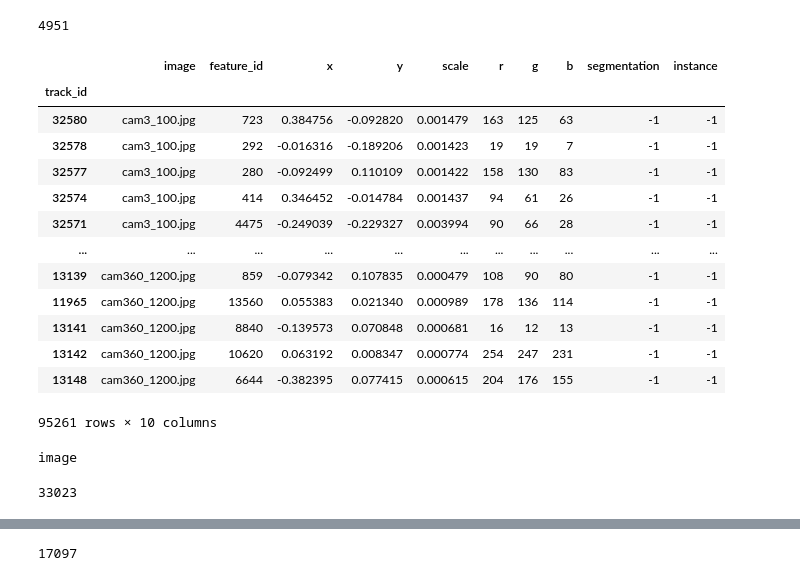
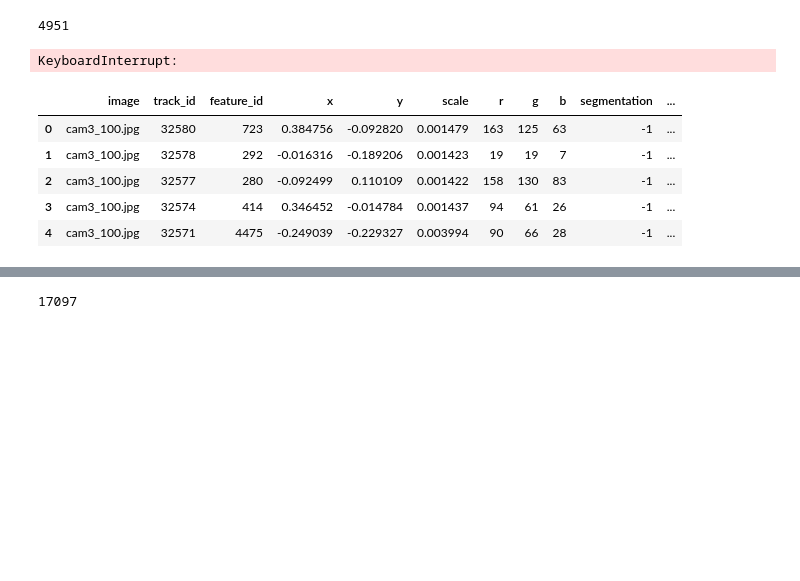
Before and after one commit to cvlab-epfl/MARMOT, a Jupyter notebook: code/0-calibration/manual_pose.ipynb, the cells around one changed output, grey strips where cells are left out. Saved outputs shown, nothing was run; the diff lists cells and outputs as text; code cells hidden in the pictures; blank space fills up the shorter version.

Commit message:
landmarks and landmarks global generated

```diff
--- a/code/0-calibration/manual_pose.ipynb
+++ b/code/0-calibration/manual_pose.ipynb
@@ -126,39 +126,32 @@ len(features['points'])
 # %%
 # load tracks csv
 import pandas as pd
-tracks = pd.read_csv('../../data/0-calibration/opensfm/tracks.csv', delimiter='\t', skiprows=1, names=['image', 'track_id', 'feature_id', 'x', 'y', 'scale', 'r', 'g', 'b', 'segmentation', 'instance'], index_col='track_id')
-
-
-# load reconstruction
-import json
-with open('../../data/0-calibration/opensfm/reconstruction.json') as f:
-    reconstruction = json.load(f)
+tracks = pd.read_csv('../../data/0-calibration/opensfm/tracks.csv', delimiter='\t', skiprows=1, names=['image', 'track_id', 'feature_id', 'x', 'y', 'scale', 'r', 'g', 'b', 'segmentation', 'instance'])
+# %%
+landmarks = {}
+import cv2
+
+for i in range(len(tracks)):
+    if tracks.iloc[i].image not in landmarks:
+        landmarks[tracks.iloc[i].image]['landmarks'] = []
+        landmarks[tracks.iloc[i].image]['ids'] = []
+
+    img = cv2.imread(f'../../data/0-calibration/opensfm/images/{tracks.iloc[i].image}')
+    scale_factor = max(img.shape)
+    # convert from normalized to pixel coordinates
+    rescaled_x = (tracks.iloc[i].x + 0.5) * img.shape[1]
+    rescaled_y = (tracks.iloc[i].y + 0.5) * img.shape[0]
+
+    landmarks[tracks.iloc[i].image]['landmarks'].append([rescaled_x, rescaled_y])
+    landmarks[tracks.iloc[i].image]['ids'].append(tracks.iloc[i].track_id)
+# %% [output]
+KeyboardInterrupt:
 # %%
-tracks
+tracks.head()
 # %% [output]
-|  | image | feature_id | x | y | scale | r | g | b | segmentation | instance |
-| track_id |  |  |  |  |  |  |  |  |  |  |
-| 32580 | cam3_100.jpg | 723 | 0.384756 | -0.092820 | 0.001479 | 163 | 125 | 63 | -1 | -1 |
-| 32578 | cam3_100.jpg | 292 | -0.016316 | -0.189206 | 0.001423 | 19 | 19 | 7 | -1 | -1 |
-| 32577 | cam3_100.jpg | 280 | -0.092499 | 0.110109 | 0.001422 | 158 | 130 | 83 | -1 | -1 |
-| 32574 | cam3_100.jpg | 414 | 0.346452 | -0.014784 | 0.001437 | 94 | 61 | 26 | -1 | -1 |
-| 32571 | cam3_100.jpg | 4475 | -0.249039 | -0.229327 | 0.003994 | 90 | 66 | 28 | -1 | -1 |
-| ... | ... | ... | ... | ... | ... | ... | ... | ... | ... | ... |
-| 13139 | cam360_1200.jpg | 859 | -0.079342 | 0.107835 | 0.000479 | 108 | 90 | 80 | -1 | -1 |
-| 11965 | cam360_1200.jpg | 13560 | 0.055383 | 0.021340 | 0.000989 | 178 | 136 | 114 | -1 | -1 |
-| 13141 | cam360_1200.jpg | 8840 | -0.139573 | 0.070848 | 0.000681 | 16 | 12 | 13 | -1 | -1 |
-| 13142 | cam360_1200.jpg | 10620 | 0.063192 | 0.008347 | 0.000774 | 254 | 247 | 231 | -1 | -1 |
-| 13148 | cam360_1200.jpg | 6644 | -0.382395 | 0.077415 | 0.000615 | 204 | 176 | 155 | -1 | -1 |
+|  | image | track_id | feature_id | x | y | scale | r | g | b | segmentation | ... |
+| 0 | cam3_100.jpg | 32580 | 723 | 0.384756 | -0.092820 | 0.001479 | 163 | 125 | 63 | -1 | ... |
+| 1 | cam3_100.jpg | 32578 | 292 | -0.016316 | -0.189206 | 0.001423 | 19 | 19 | 7 | -1 | ... |
+| 2 | cam3_100.jpg | 32577 | 280 | -0.092499 | 0.110109 | 0.001422 | 158 | 130 | 83 | -1 | ... |
+| 3 | cam3_100.jpg | 32574 | 414 | 0.346452 | -0.014784 | 0.001437 | 94 | 61 | 26 | -1 | ... |
+| 4 | cam3_100.jpg | 32571 | 4475 | -0.249039 | -0.229327 | 0.003994 | 90 | 66 | 28 | -1 | ... |
-95261 rows × 10 columns
-# %%
-for item in tracks:
-    print(item)
-    break
-# %% [output]
-image
-# %%
-# find unique track ids
-track_ids = np.unique(tracks.index.values)
-len(track_ids)
-# %% [output]
-33023
```
Also changed, not shown: parts of 3 cells of this notebook, 1 other file.
